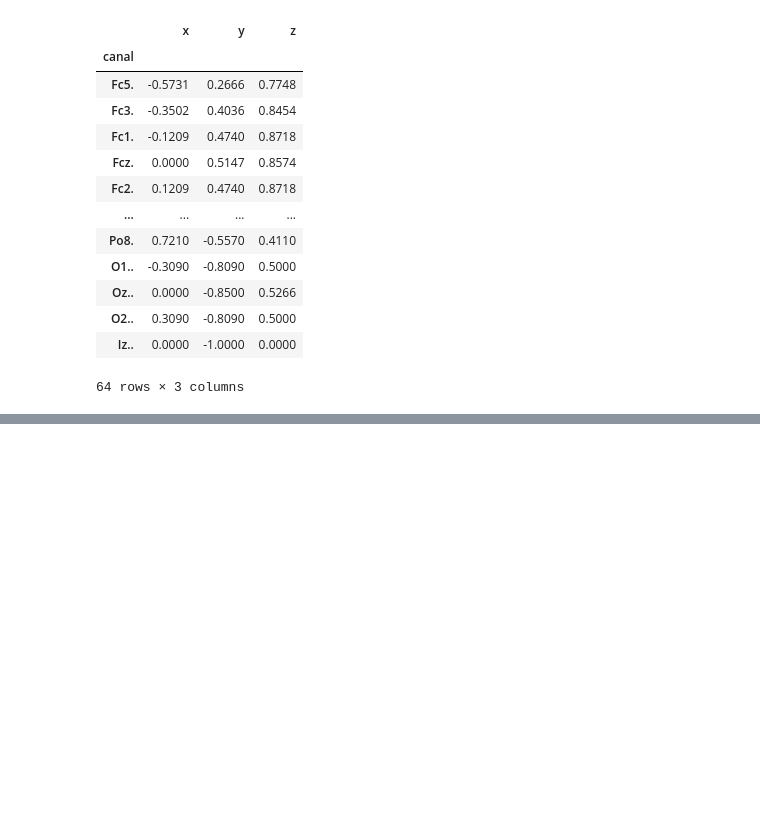
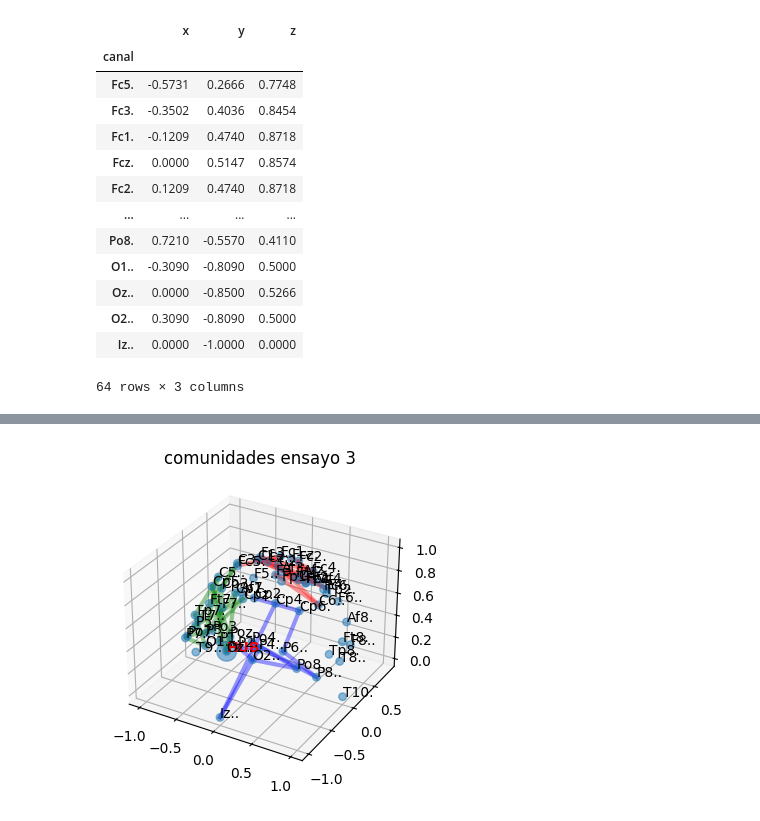
Before and after one commit to Fernando-JAL/Neurociencias-2026-1, a Jupyter notebook: S04_parciales/Parcial_3_profe.ipynb, the cells around one changed output, grey strips where cells are left out. Cells and saved outputs as stored; diff of their text form; code cells hidden in the pictures; blank space fills up the shorter version.

```diff
--- a/S04_parciales/Parcial_3_profe.ipynb
+++ b/S04_parciales/Parcial_3_profe.ipynb
@@ -290,0 +300,29 @@ for idx, (x_,y_,z_) in enumerate(zip(x,y,z)):
+# %%
+## grafo de comunidades
+
+hub = betwenness_[0]
+
+fig = plt.figure(figsize=(4, 4))
+axes = [fig.add_subplot(1, 1, 1, projection='3d')]
+
+def grafo_de_comunidades(comunidades, Hub, coords, pos):
+    x, y, z = coords['x'].values, coord['y'].values, coords['z'].values
+    nodes_size = [30 if idx != Hub[0] else 200 for idx in coords.index]
+    pos.scatter(x, y, z, alpha=0.5, s=nodes_size)
+    for idx, (x_, y_, z_) in enumerate(zip(x, y, z)):
+        pos.text(x_, y_, z_, coords.index[idx], fontsize=10)
+        if coords.index[idx] == Hub[0]:
+            pos.text(x_, y_, z_, 'HUB', color='red', fontweight='bold', fontsize=10)
+
+    colores = ['red','green','blue','black','orange']
+    for n_comunidad, comunidad in enumerate (comunidades):
+        for idx in range(len(comunidad)-1):
+            n1, n2= list(comunidad)[idx], list(comunidad)[idx+1]
+            x_=[coords.loc[n1,'x'], coords.loc[n2,'x']]
+            y_=[coords.loc[n1,'y'], coords.loc[n2,'y']]
+            z_=[coord.loc[n1,'z'], coords.loc[n2,'z']]
+            pos.plot(x_,y_,z_, linewidth=3, alpha=0.4, color=colores[n_comunidad])
+    pos.set_title('comunidades ensayo 3')
+grafo_de_comunidades(communities_, hub, coord, axes[0])
+# %% [output]
+[figure, added]
```
Also changed, not shown: parts of 18 cells of this notebook, 1 other file.
